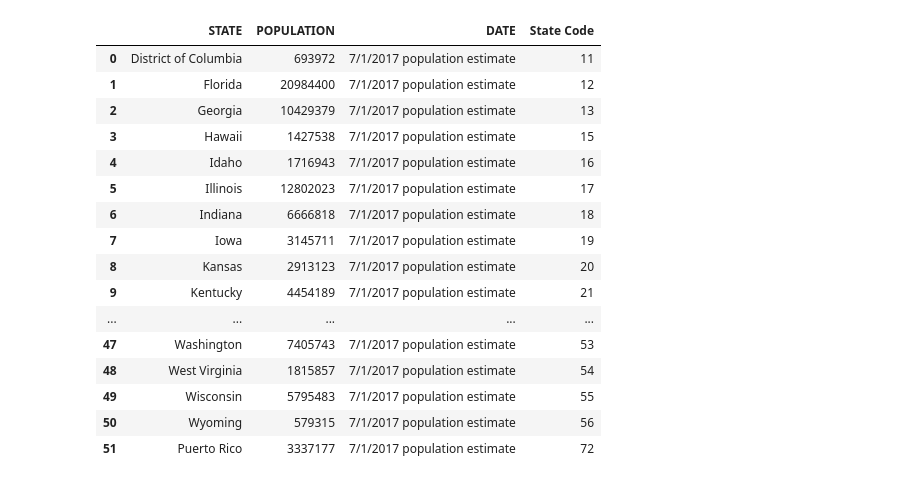
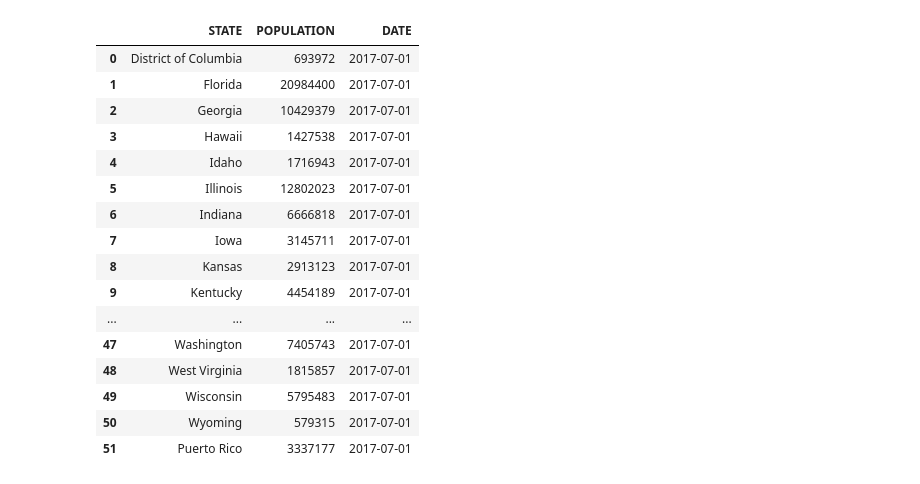
Before and after one commit to sdinespierce/etl_project, a Jupyter notebook: Census/state_population.ipynb, the cells around one changed output. Cells and saved outputs as stored; diff of their text form; code cells hidden in the pictures.

```diff
--- a/Census/state_population.ipynb
+++ b/Census/state_population.ipynb
@@ -85,27 +106,37 @@ response_json = response.json()
 # %%
 #Create and rename Dataframe
 census_2017_state = pd.DataFrame(response.json()[1:], columns=response.json()[0]).rename(columns=
 {"GEONAME":"STATE", "POP":"POPULATION","DATE_DESC":"DATE","state":"State Code"})
 census_2017_state["POPULATION"].astype(int)
+
+#string split
+census_2017_state[['DATE', 'Trash']] = census_2017_state['DATE'].str.split(' ', 1, expand=True)
+
+#convert Date to a datetime object
+census_2017_state['DATE'] = pd.to_datetime(census_2017_state['DATE'])
+
+#reduced dataframe
+census_2017_state = census_2017_state[["STATE","POPULATION","DATE"]]
+
 census_2017_state
 # %% [output]
-|  | STATE | POPULATION | DATE | State Code |
-| 0 | District of Columbia | 693972 | 7/1/2017 population estimate | 11 |
-| 1 | Florida | 20984400 | 7/1/2017 population estimate | 12 |
-| 2 | Georgia | 10429379 | 7/1/2017 population estimate | 13 |
-| 3 | Hawaii | 1427538 | 7/1/2017 population estimate | 15 |
-| 4 | Idaho | 1716943 | 7/1/2017 population estimate | 16 |
-| 5 | Illinois | 12802023 | 7/1/2017 population estimate | 17 |
-| 6 | Indiana | 6666818 | 7/1/2017 population estimate | 18 |
-| 7 | Iowa | 3145711 | 7/1/2017 population estimate | 19 |
-| 8 | Kansas | 2913123 | 7/1/2017 population estimate | 20 |
-| 9 | Kentucky | 4454189 | 7/1/2017 population estimate | 21 |
-| ... | ... | ... | ... | ... |
-| 47 | Washington | 7405743 | 7/1/2017 population estimate | 53 |
-| 48 | West Virginia | 1815857 | 7/1/2017 population estimate | 54 |
-| 49 | Wisconsin | 5795483 | 7/1/2017 population estimate | 55 |
-| 50 | Wyoming | 579315 | 7/1/2017 population estimate | 56 |
-| 51 | Puerto Rico | 3337177 | 7/1/2017 population estimate | 72 |
+|  | STATE | POPULATION | DATE |
+| 0 | District of Columbia | 693972 | 2017-07-01 |
+| 1 | Florida | 20984400 | 2017-07-01 |
+| 2 | Georgia | 10429379 | 2017-07-01 |
+| 3 | Hawaii | 1427538 | 2017-07-01 |
+| 4 | Idaho | 1716943 | 2017-07-01 |
+| 5 | Illinois | 12802023 | 2017-07-01 |
+| 6 | Indiana | 6666818 | 2017-07-01 |
+| 7 | Iowa | 3145711 | 2017-07-01 |
+| 8 | Kansas | 2913123 | 2017-07-01 |
+| 9 | Kentucky | 4454189 | 2017-07-01 |
+| ... | ... | ... | ... |
+| 47 | Washington | 7405743 | 2017-07-01 |
+| 48 | West Virginia | 1815857 | 2017-07-01 |
+| 49 | Wisconsin | 5795483 | 2017-07-01 |
+| 50 | Wyoming | 579315 | 2017-07-01 |
+| 51 | Puerto Rico | 3337177 | 2017-07-01 |
 # %%
 # Save as a csv
 # Note to avoid any issues later, use encoding="utf-8"
```
Also changed, not shown: parts of 4 cells of this notebook, 10 other files.
